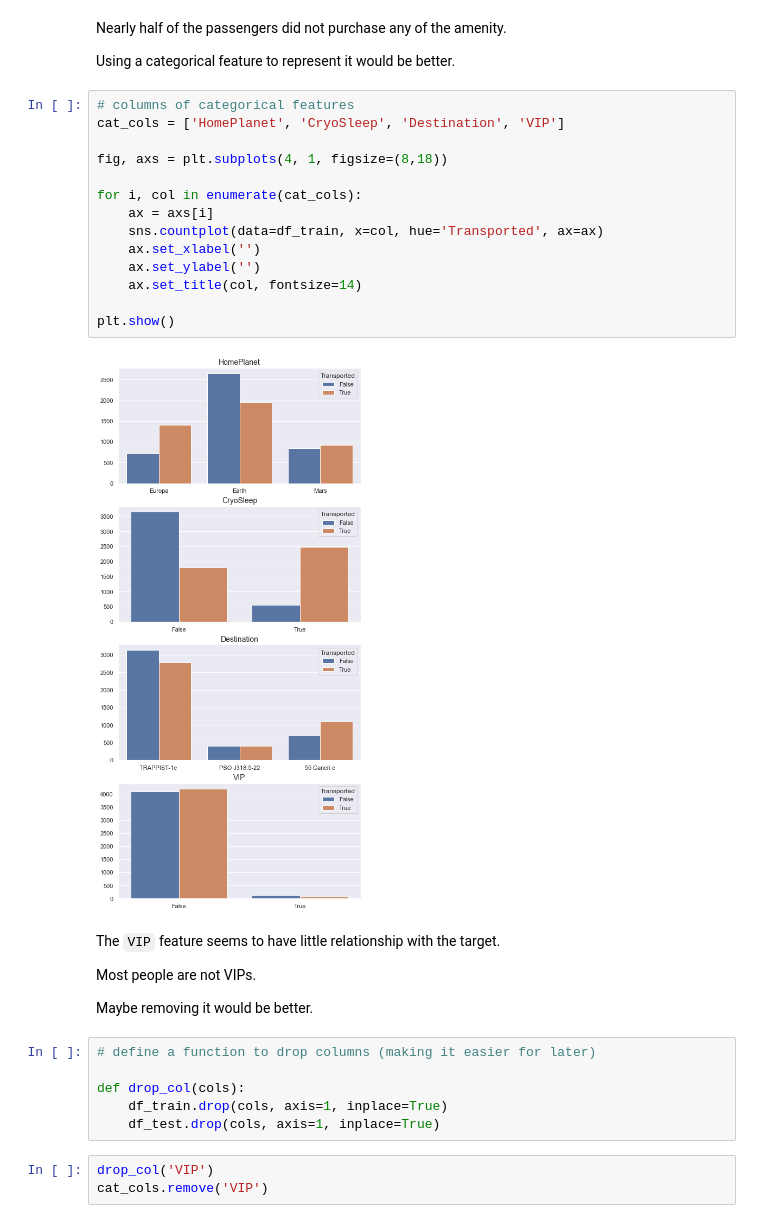
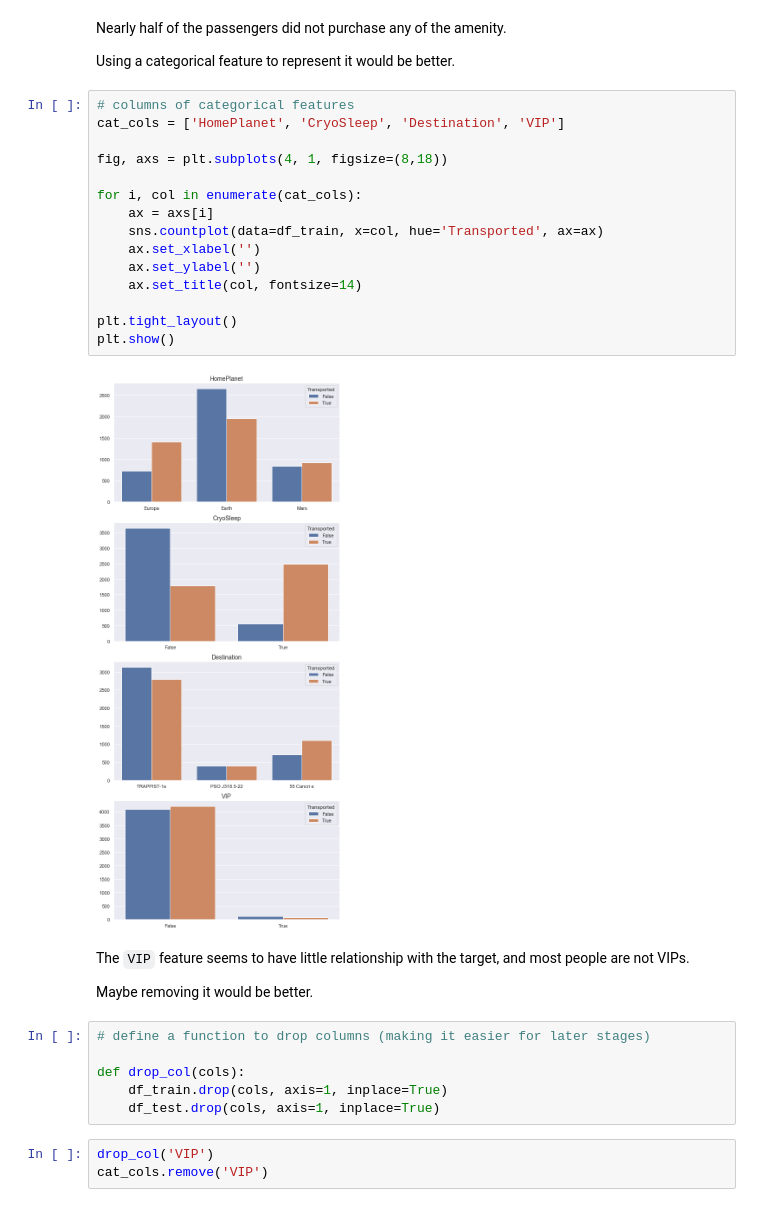
Before and after one commit to yulun-cd/space-titanic, a Jupyter notebook: space-titanic.ipynb, the cells around one changed output. Drawn from its saved outputs; the diff is of its cells as text.

```diff
--- a/space-titanic.ipynb
+++ b/space-titanic.ipynb
@@ -122,27 +126,26 @@ Using a categorical feature to represent it would be better.
 # %%
 # columns of categorical features
 cat_cols = ['HomePlanet', 'CryoSleep', 'Destination', 'VIP']
 
 fig, axs = plt.subplots(4, 1, figsize=(8,18))
 
 for i, col in enumerate(cat_cols):
     ax = axs[i]
     sns.countplot(data=df_train, x=col, hue='Transported', ax=ax)
     ax.set_xlabel('')
     ax.set_ylabel('')
     ax.set_title(col, fontsize=14)
 
+plt.tight_layout()
 plt.show()
 # %% [output]
-[figure, old version]
+[figure, new version]
 # %% [markdown]
-The `VIP` feature seems to have little relationship with the target.
-
-Most people are not VIPs.
+The `VIP` feature seems to have little relationship with the target, and most people are not VIPs.
 
 Maybe removing it would be better.
 # %%
-# define a function to drop columns (making it easier for later)
+# define a function to drop columns (making it easier for later stages)
 
 def drop_col(cols):
     df_train.drop(cols, axis=1, inplace=True)
```
Also changed, not shown: parts of 39 cells of this notebook.
